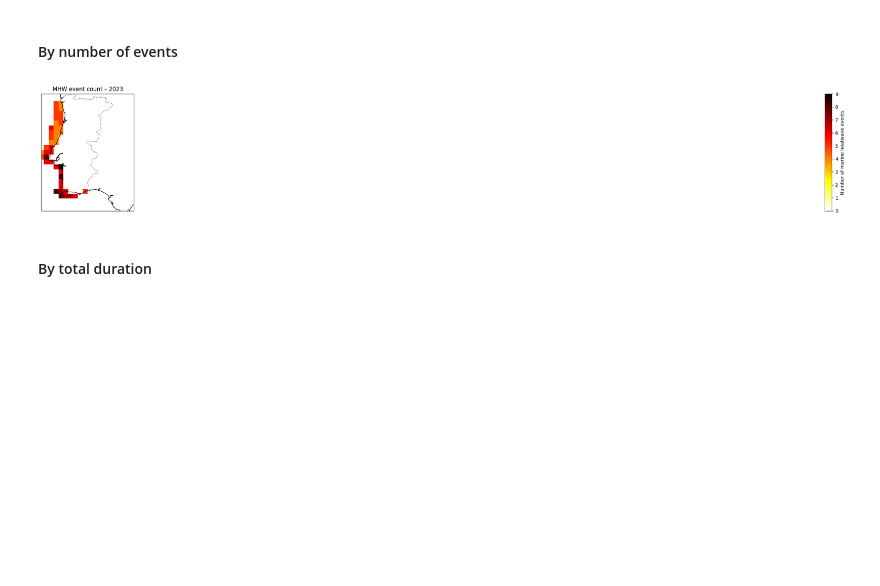
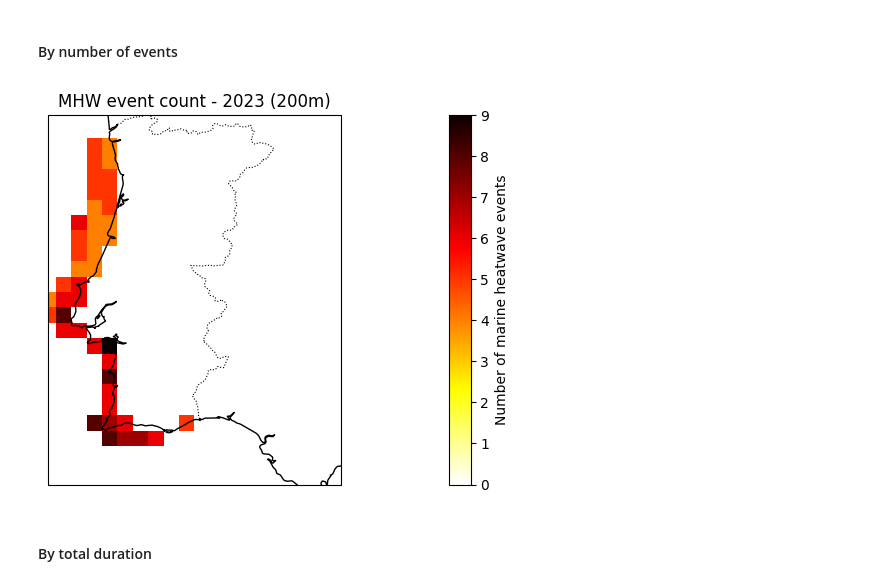
Before and after one commit to silveira-m/marineheatwaves, a Jupyter notebook: mhw_analysis_200m.ipynb, the cells around one changed output. Saved outputs shown, nothing was run; the diff lists cells and outputs as text; code cells hidden in the pictures; blank space fills up the shorter version.

```diff
--- a/mhw_analysis_200m.ipynb
+++ b/mhw_analysis_200m.ipynb
@@ -75,6 +73,6 @@ def build_shape_mask(ds, shapefile):
     )
 # %%
 ref_ds = xr.open_dataset("oisst_daily/sst.day.mean.1982.nc")
-shape_mask = build_shape_mask(ref_ds, "fishing_areas/fishing_areas.shp")
+shape_mask = build_shape_mask(ref_ds, "200m/200m.shp")
 # %% [markdown]
 ## Get Baseline
@@ -234,11 +230,11 @@ lon2d, lat2d = np.meshgrid(lon, lat)
 # FIGURE LAYOUT (SCALABLE)
 # =================================================
 
-n_panels = len(yearly_dfs)
-ncols = 5
-nrows = math.ceil(n_panels / ncols)
+n_panels = 1
+ncols = 1
+nrows = 1
 
-fig = plt.figure(figsize=(6 * ncols + 1.2, 4.5 * nrows))
+fig = plt.figure()
 
 gs = GridSpec(
     nrows,
@@ -291,35 +287,35 @@ for ax, (year, df) in zip(axes, yearly_dfs.items()):
     mesh = ax.pcolormesh(
         lon2d,
         lat2d,
         grid,
         cmap="hot_r",
         shading="nearest",
         vmin=vmin,
         vmax=vmax,
         transform=ccrs.PlateCarree()
     )
 
     ax.set_extent(
         [lon.min(), lon.max(), lat.min(), lat.max()],
         crs=ccrs.PlateCarree()
     )
 
     ax.add_feature(cfeature.COASTLINE, linewidth=1)
     ax.add_feature(cfeature.BORDERS, linestyle=":", linewidth=0.8)
 
-    ax.set_title(f"MHW event count – {year}")
+    ax.set_title(f"MHW event count - {year} (200m)")
 
 
 # =================================================
 # SHARED COLORBAR
 # =================================================
 
 cbar = fig.colorbar(mesh, cax=cax)
 cbar.set_label("Number of marine heatwave events")
 
 plt.show()
 # %% [output]
-[figure, old version]
+[figure, new version]
 # %% [markdown]
 #### By total duration
 # %%
```
Also changed, not shown: parts of 2 cells of this notebook, 15 other files.
